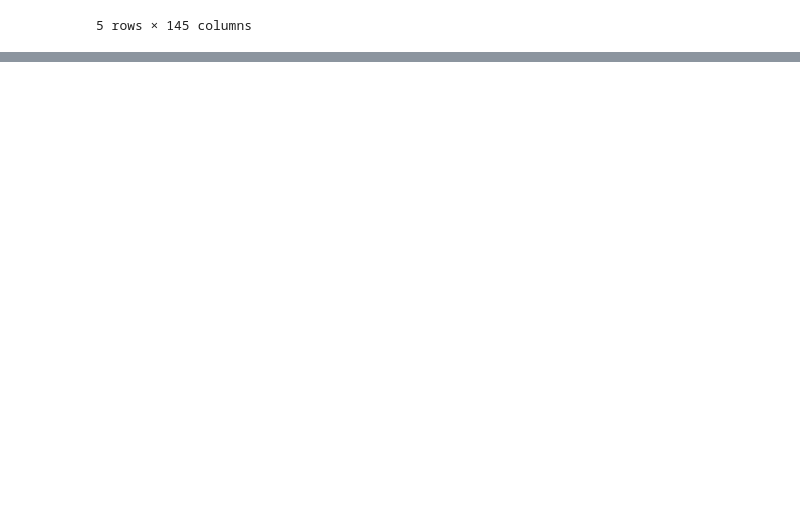
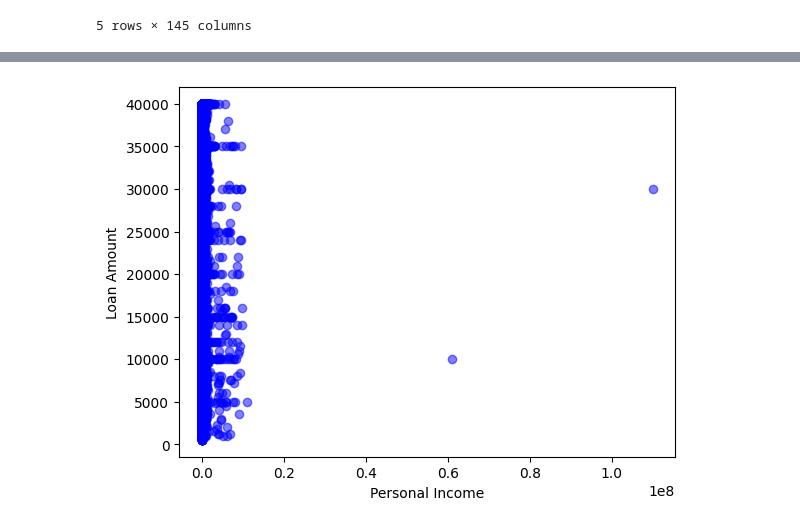
Before and after one commit to snehalsreedhar/Credit-Risk-Scoring, a Jupyter notebook: lc_loan.ipynb, the cells around one changed output, grey strips where cells are left out. Cells and saved outputs as stored; diff of their text form; code cells hidden in the pictures; blank space fills up the shorter version.

```diff
--- a/lc_loan.ipynb
+++ b/lc_loan.ipynb
@@ -45,0 +172,6 @@ See the caveats in the documentation: https://pandas.pydata.org/pandas-docs/stab
+# %%
+loan_df['person_emp_length'] = loan_df['person_emp_length'].str.extract(r'(\d+)')
+loan_df.dropna(subset=['person_emp_length'], inplace=True)
+loan_df['person_emp_length'] = loan_df['person_emp_length'].astype(int)
+
+loan_df
@@ -45,0 +229,8 @@ See the caveats in the documentation: https://pandas.pydata.org/pandas-docs/stab
+# %%
+# Create the scatter plot for income and amount
+plt.scatter(loan_df['person_income'], loan_df['loan_amnt'], c='blue', alpha=0.5)
+plt.xlabel("Personal Income")
+plt.ylabel("Loan Amount")
+plt.show()
+# %% [output]
+[figure, added]
```
Also changed, not shown: parts of 15 cells of this notebook.
